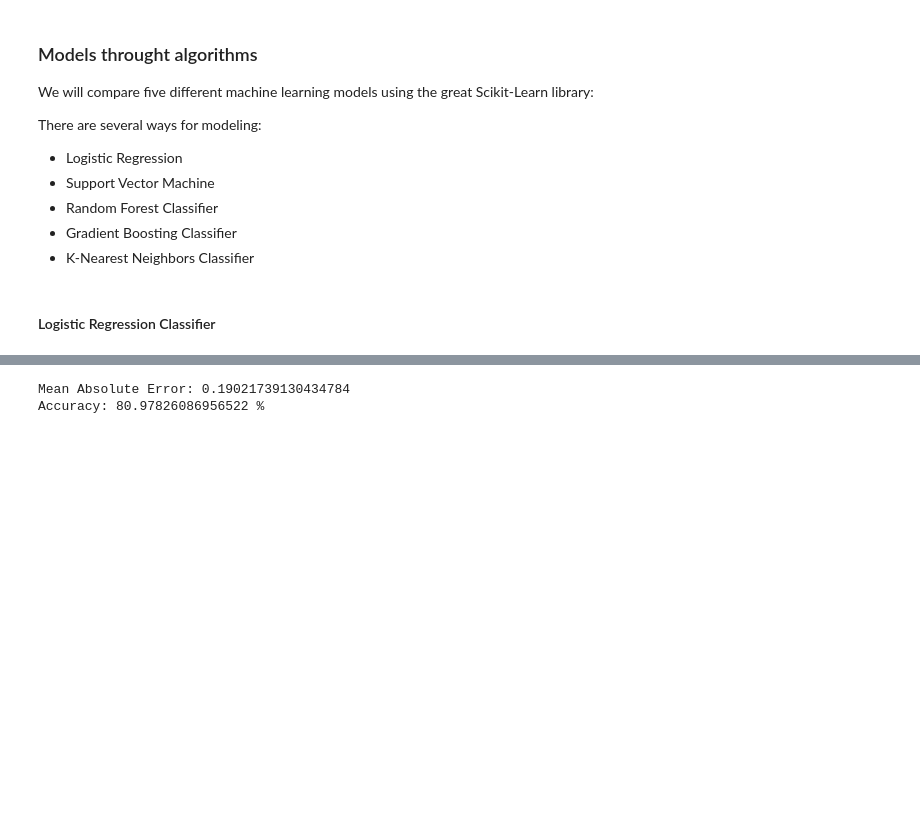
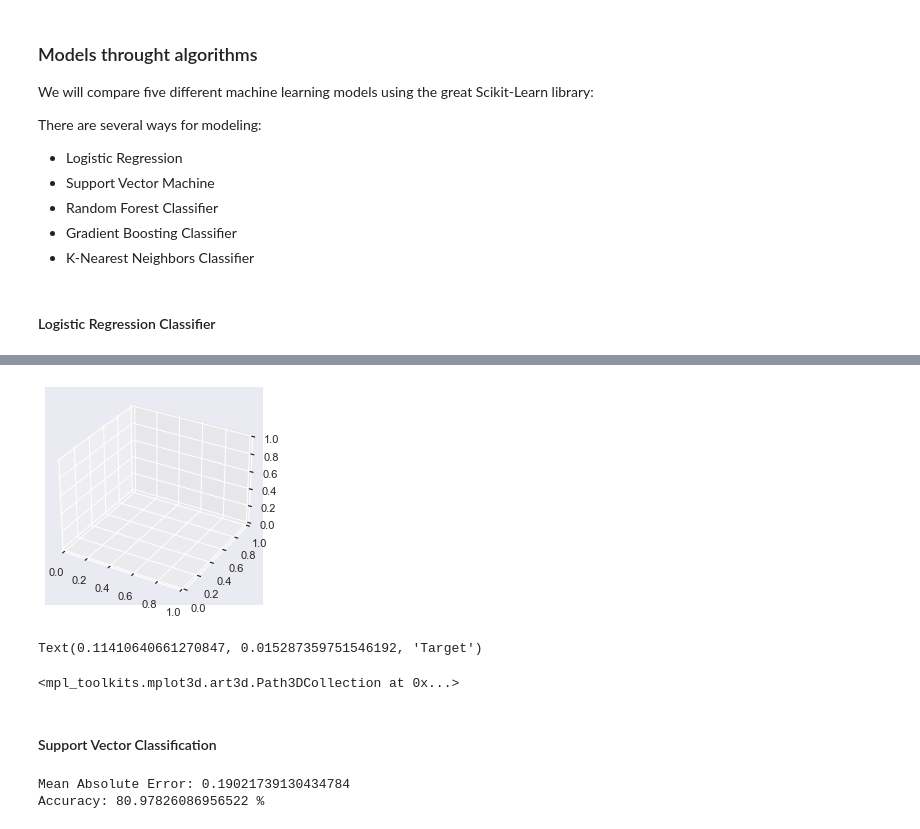
Before and after one commit to vegimik/employee-attenuation-predicting, a Jupyter notebook: employee-attenuation-predicting.ipynb, the cells around one changed output, grey strips where cells are left out. Drawn from its saved outputs; the diff is of its cells as text; code cells hidden in the pictures; blank space fills up the shorter version.

```diff
--- a/employee-attenuation-predicting.ipynb
+++ b/employee-attenuation-predicting.ipynb
@@ -483,3 +535,24 @@ Accuracy: 79.34782608695652 %
+# %%
+fig = plt.figure()
+ax = fig.add_subplot(111,projection='3d')
+
+x1_lg_res = X_res['Education_Level']
+x2_lg_res = X_res['Total Business Value']
+# %% [output]
+[figure, added]
+# %%
+ax.scatter(x1_lg_res,x2_lg_res,y_lg_res, c='r', marker = 'o')
+ax.set_xlabel('Education Level')
+ax.set_ylabel('Total Business Value')
+ax.set_zlabel('Target')
+# %% [output]
+Text(0.11410640661270847, 0.015287359751546192, 'Target')
+# %%
+ax.scatter(x1_lg_res,x2_lg_res,y_lg_res, c='r', marker = 'o')
+# %% [output]
+<mpl_toolkits.mplot3d.art3d.Path3DCollection at 0x...>
+# %% [markdown]
+#### Support Vector Classification
 # %%
 models_result.append('Support Vector Classification')
 
```
Also changed, not shown: parts of 19 cells of this notebook.
